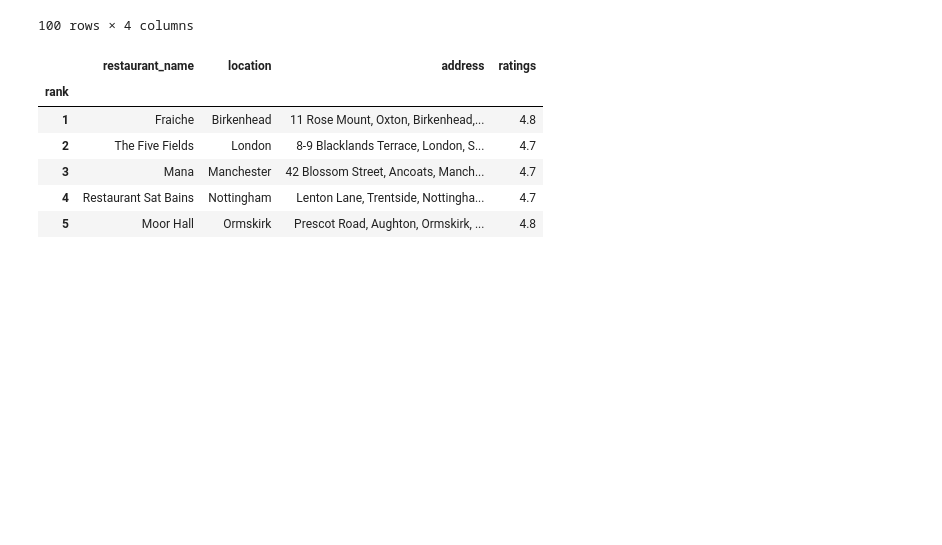
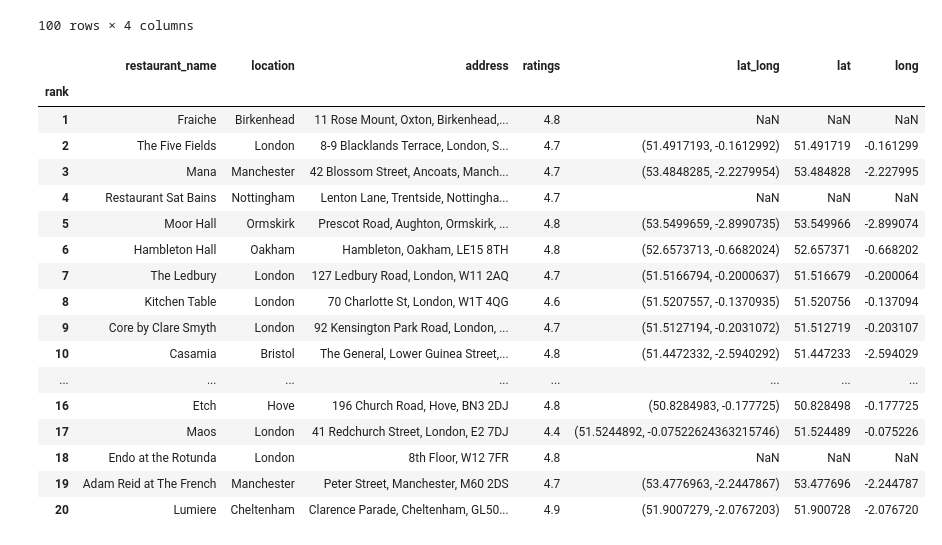
Before and after one commit to Miniy751/Visualising-Data, a Jupyter notebook: LeadingRestaurants.ipynb, the cells around one changed output. Drawn from its saved outputs; the diff is of its cells as text; code cells hidden in the pictures; blank space fills up the shorter version.

```diff
--- a/LeadingRestaurants.ipynb
+++ b/LeadingRestaurants.ipynb
@@ -302,18 +283,29 @@ def get_latlng(address):
     except TypeError:
         res = np.nan
     return res
-# %%
-data.head()
-# %% [output]
-|  | restaurant_name | location | address | ratings |
-| rank |  |  |  |  |
-| 1 | Fraiche | Birkenhead | 11 Rose Mount, Oxton, Birkenhead,... | 4.8 |
-| 2 | The Five Fields | London | 8-9 Blacklands Terrace, London, S... | 4.7 |
-| 3 | Mana | Manchester | 42 Blossom Street, Ancoats, Manch... | 4.7 |
-| 4 | Restaurant Sat Bains | Nottingham | Lenton Lane, Trentside, Nottingha... | 4.7 |
-| 5 | Moor Hall | Ormskirk | Prescot Road, Aughton, Ormskirk, ... | 4.8 |
 # %%
 data["lat_long"] = data.apply(lambda row: get_latlng(row["address"]), axis=1)
 # %%
 data["lat"], data["long"] = data["lat_long"].str
+# %%
+data.head(20)
+# %% [output]
+|  | restaurant_name | location | address | ratings | lat_long | lat | long |
+| rank |  |  |  |  |  |  |  |
+| 1 | Fraiche | Birkenhead | 11 Rose Mount, Oxton, Birkenhead,... | 4.8 | NaN | NaN | NaN |
+| 2 | The Five Fields | London | 8-9 Blacklands Terrace, London, S... | 4.7 | (51.4917193, -0.1612992) | 51.491719 | -0.161299 |
+| 3 | Mana | Manchester | 42 Blossom Street, Ancoats, Manch... | 4.7 | (53.4848285, -2.2279954) | 53.484828 | -2.227995 |
+| 4 | Restaurant Sat Bains | Nottingham | Lenton Lane, Trentside, Nottingha... | 4.7 | NaN | NaN | NaN |
+| 5 | Moor Hall | Ormskirk | Prescot Road, Aughton, Ormskirk, ... | 4.8 | (53.5499659, -2.8990735) | 53.549966 | -2.899074 |
+| 6 | Hambleton Hall | Oakham | Hambleton, Oakham, LE15 8TH | 4.8 | (52.6573713, -0.6682024) | 52.657371 | -0.668202 |
+| 7 | The Ledbury | London | 127 Ledbury Road, London, W11 2AQ | 4.7 | (51.5166794, -0.2000637) | 51.516679 | -0.200064 |
+| 8 | Kitchen Table | London | 70 Charlotte St, London, W1T 4QG | 4.6 | (51.5207557, -0.1370935) | 51.520756 | -0.137094 |
+| 9 | Core by Clare Smyth | London | 92 Kensington Park Road, London, ... | 4.7 | (51.5127194, -0.2031072) | 51.512719 | -0.203107 |
+| 10 | Casamia | Bristol | The General, Lower Guinea Street,... | 4.8 | (51.4472332, -2.5940292) | 51.447233 | -2.594029 |
+| ... | ... | ... | ... | ... | ... | ... | ... |
+| 16 | Etch | Hove | 196 Church Road, Hove, BN3 2DJ | 4.8 | (50.8284983, -0.177725) | 50.828498 | -0.177725 |
+| 17 | Maos | London | 41 Redchurch Street, London, E2 7DJ | 4.4 | (51.5244892, -0.07522624363215746) | 51.524489 | -0.075226 |
+| 18 | Endo at the Rotunda | London | 8th Floor, W12 7FR | 4.8 | NaN | NaN | NaN |
+| 19 | Adam Reid at The French | Manchester | Peter Street, Manchester, M60 2DS | 4.7 | (53.4776963, -2.2447867) | 53.477696 | -2.244787 |
+| 20 | Lumiere | Cheltenham | Clarence Parade, Cheltenham, GL50... | 4.9 | (51.9007279, -2.0767203) | 51.900728 | -2.076720 |
 # %%
```
Also changed, not shown: parts of 39 cells of this notebook.
